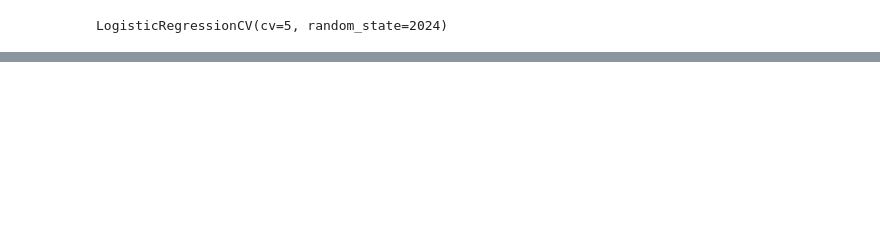
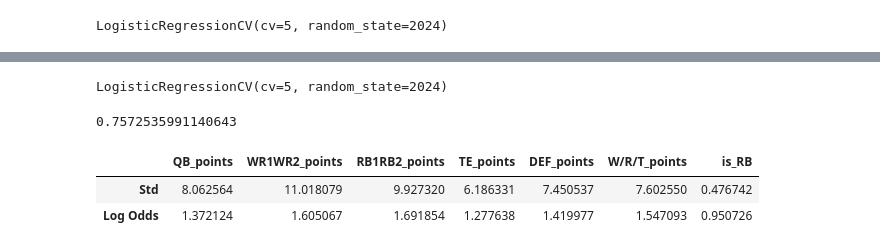
Before and after one commit to mikeminik/yahoo-ssff, a Jupyter notebook: code/player_data/matchup_player_data_modeling.ipynb, the cells around one changed output, grey strips where cells are left out. Cells and saved outputs as stored; diff of their text form; code cells hidden in the pictures; blank space fills up the shorter version.

```diff
--- a/code/player_data/matchup_player_data_modeling.ipynb
+++ b/code/player_data/matchup_player_data_modeling.ipynb
@@ -70,0 +237,22 @@ array([[1.69806365, 1.68320693, 2.81815107, 2.95136091, 1.55061525]])
+# %%
+X_sc_df.columns = X_sc_df.columns.astype(str)
+# %%
+lr3 = LogisticRegressionCV(cv=5, random_state=2024)
+# %%
+lr3.fit(X_sc_df, y)
+# %% [output]
+LogisticRegressionCV(cv=5, random_state=2024)
+# %%
+np.mean(cross_val_score(lr3, X_sc_df, y))
+# %% [output]
+0.7572535991140643
+# %%
+log_odds3 = np.exp(lr3.coef_)
+# %%
+data = [[val for val in X.std()], log_odds3[0].tolist()]
+
+pd.DataFrame(data, columns=X.columns, index = ['Std', 'Log Odds'])
+# %% [output]
+|  | QB_points | WR1WR2_points | RB1RB2_points | TE_points | DEF_points | W/R/T_points | is_RB |
+| Std | 8.062564 | 11.018079 | 9.927320 | 6.186331 | 7.450537 | 7.602550 | 0.476742 |
+| Log Odds | 1.372124 | 1.605067 | 1.691854 | 1.277638 | 1.419977 | 1.547093 | 0.950726 |
```
Also changed, not shown: parts of 71 cells of this notebook, 2 other files.
